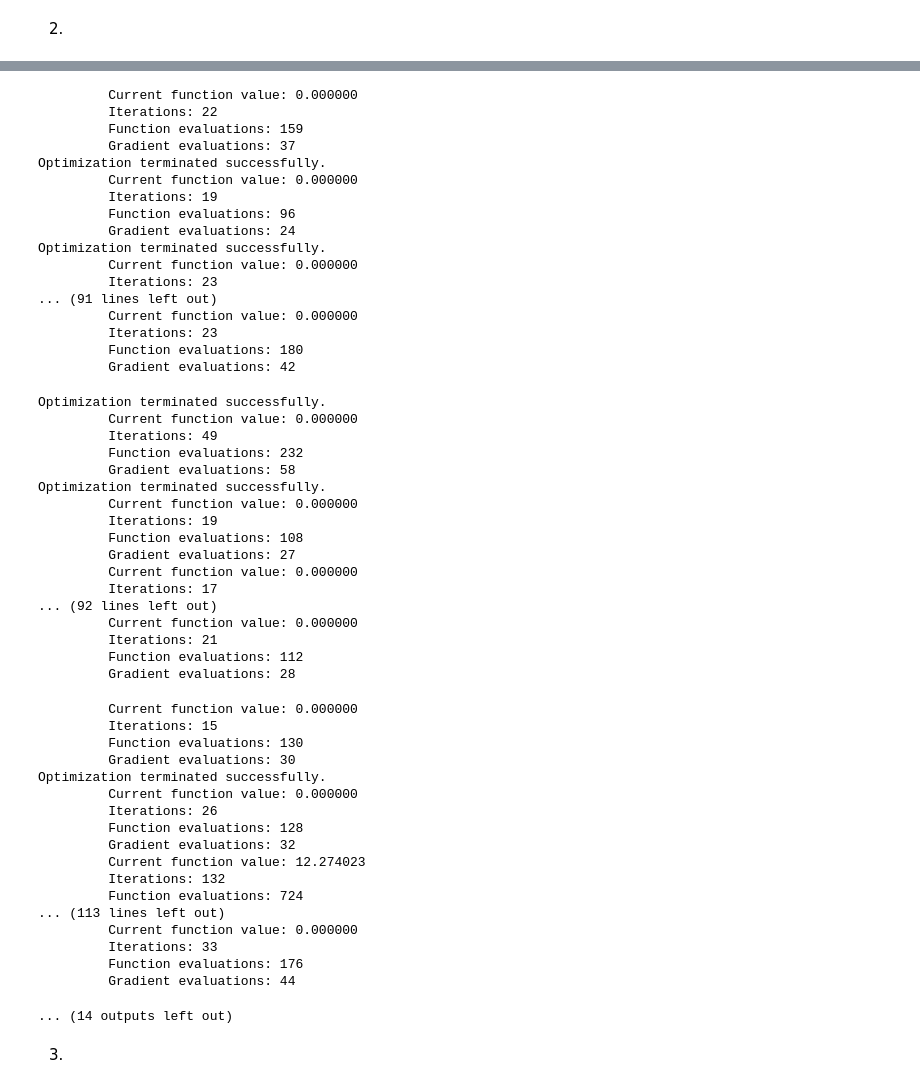
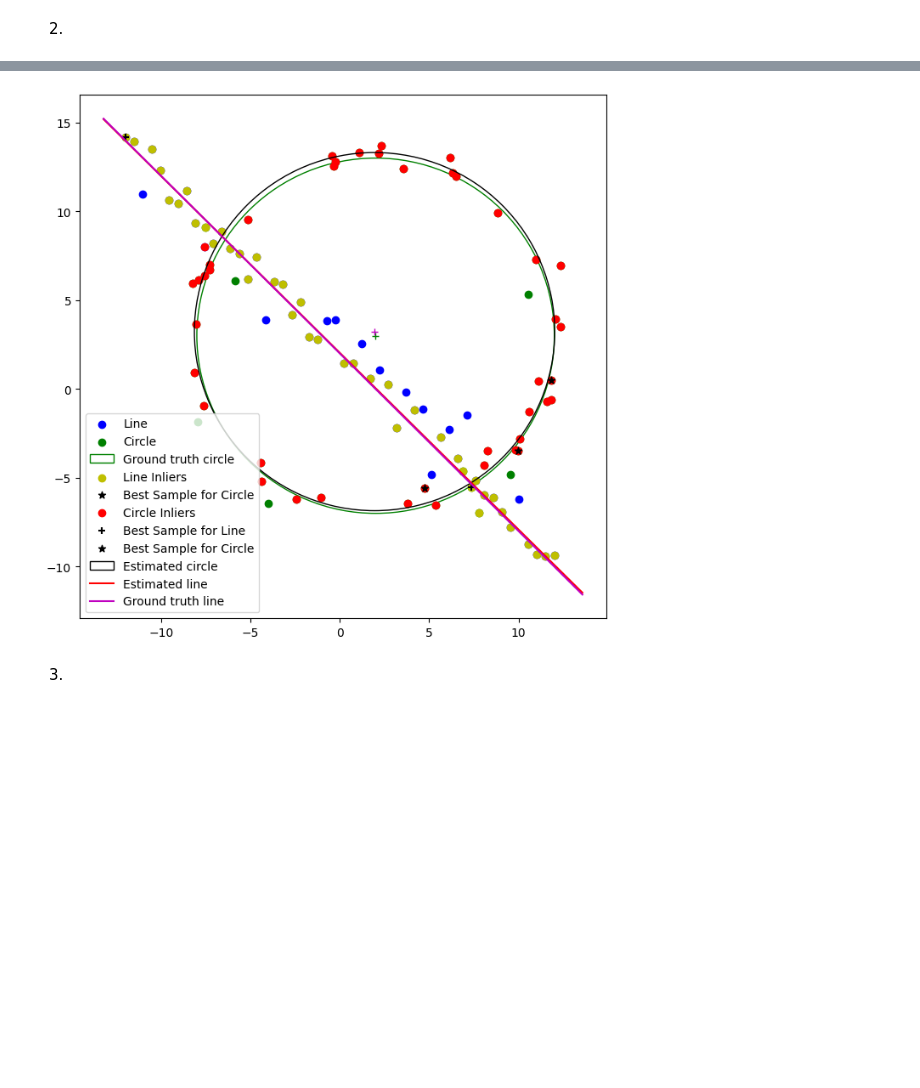
Before and after one commit to madusanakcs/Assgment1, a Jupyter notebook: as2.ipynb, the cells around one changed output, grey strips where cells are left out. Saved outputs shown, nothing was run; the diff lists cells and outputs as text; code cells hidden in the pictures; blank space fills up the shorter version.

```diff
--- a/as2.ipynb
+++ b/as2.ipynb
@@ -232,7 +220,7 @@ def ransac_circle(X, t, max_iterations, min_inliers_ratio):
         # Randomly sample 3 points
         indices = np.random.choice(n, 3, replace=False)
         x0 = [1, 1, 1]
-        res = minimize(fun=circle_tls, args=(indices, remaining_points), x0=x0, tol=1e-6, options={'disp': True})
+        res = minimize(fun=circle_tls, args=(indices, remaining_points), x0=x0, tol=1e-6, options={'disp': False})
 
         # Compute consensus
         inliers = consensus_circle(X, res.x, t, t)
@@ -242,7 +230,7 @@ def ransac_circle(X, t, max_iterations, min_inliers_ratio):
 
         if n_inliers > min_inliers_ratio * X.shape[0]:
             x0 = res.x
-            res = minimize(fun=circle_tls, args=(inliers, remaining_points), x0=x0, tol=1e-6, options={'disp': True})
+            res = minimize(fun=circle_tls, args=(inliers, remaining_points), x0=x0, tol=1e-6, options={'disp': False})
 
             if res.fun < best_error:
                 best_error = res.fun
@@ -278,11 +266,15 @@ ax.scatter(X[best_inliers_line, 0], X[best_inliers_line, 1], color='y', label='L
 circle_est = plt.Circle((best_x_center, best_y_center), best_r, color='k', fill=False, label='Estimated circle')
 
 #plotting the best sample
-ax.scatter(X[best_sample_circle, 0], X[best_sample_circle, 1], color='k', label='Best Sample for Circle',marker= 'x')
+ax.scatter(X[best_sample_circle, 0], X[best_sample_circle, 1], color='k', label='Best Sample for Circle',marker= '*')
 
 # circle inliers   plot
 ax.scatter(remaining_points[best_inliers_circle, 0], remaining_points[best_inliers_circle, 1], color='r', label='Circle Inliers')
 
+#plotting the best sample for line
+ax.scatter(X[best_sample_line, 0], X[best_sample_line, 1], color='k', label='Best Sample for Line',marker= '+')
+
+ax.scatter(X[best_sample_circle, 0], X[best_sample_circle, 1], color='k', label='Best Sample for Circle',marker= '*')
 # plot the remaining points
 #ax.scatter(remaining_points[:, 0], remaining_points[:, 1], color='k', label='Remaining Points',marker="x")
 
@@ -459,55 +299,4 @@ Optimization terminated successfully.
-         Current function value: 0.000000
-         Iterations: 22
-         Function evaluations: 159
-         Gradient evaluations: 37
-Optimization terminated successfully.
-         Current function value: 0.000000
-         Iterations: 19
-         Function evaluations: 96
-         Gradient evaluations: 24
-Optimization terminated successfully.
-         Current function value: 0.000000
-         Iterations: 23
-... (91 lines left out)
-         Current function value: 0.000000
-         Iterations: 23
-         Function evaluations: 180
-         Gradient evaluations: 42
-Optimization terminated successfully.
-         Current function value: 0.000000
-         Iterations: 49
-         Function evaluations: 232
-         Gradient evaluations: 58
-Optimization terminated successfully.
-         Current function value: 0.000000
-         Iterations: 19
-         Function evaluations: 108
-         Gradient evaluations: 27
-         Current function value: 0.000000
-         Iterations: 17
-... (92 lines left out)
-         Current function value: 0.000000
-         Iterations: 21
-         Function evaluations: 112
-         Gradient evaluations: 28
-         Current function value: 0.000000
-         Iterations: 15
-         Function evaluations: 130
-         Gradient evaluations: 30
-Optimization terminated successfully.
-         Current function value: 0.000000
-         Iterations: 26
-         Function evaluations: 128
-         Gradient evaluations: 32
-         Current function value: 12.274023
-         Iterations: 132
-         Function evaluations: 724
-... (113 lines left out)
-         Current function value: 0.000000
-         Iterations: 33
-         Function evaluations: 176
-         Gradient evaluations: 44
-... (14 outputs left out)
+[figure, added]
 # %% [markdown]
 3)
 # %%
```
Also changed, not shown: parts of 5 cells of this notebook.
